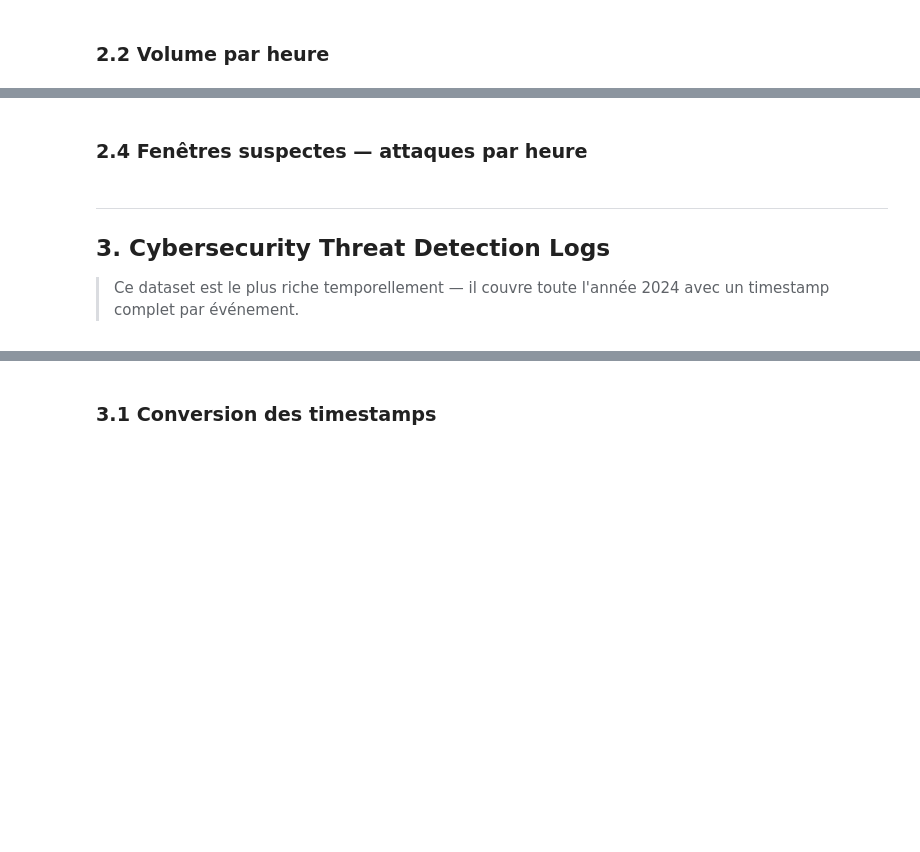
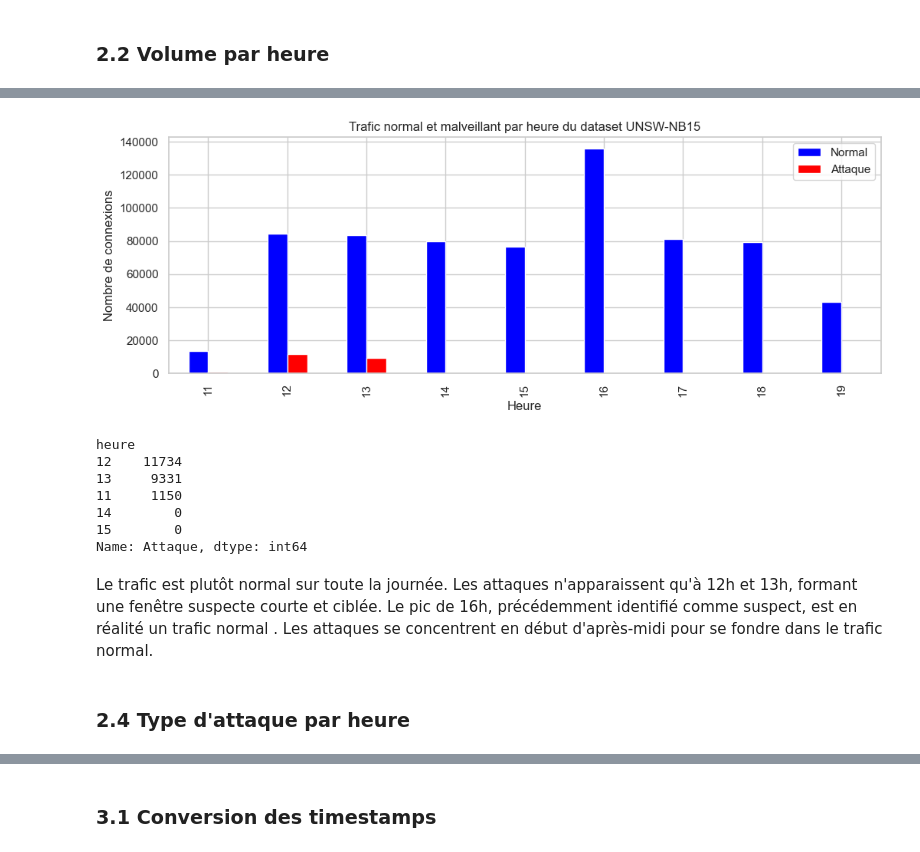
Before and after one commit to zinebzd/Stage, a Jupyter notebook: Semaine 2/EDA_part3.ipynb, the cells around one changed output, grey strips where cells are left out. Saved outputs shown, nothing was run; the diff lists cells and outputs as text; code cells hidden in the pictures; blank space fills up the shorter version.

```diff
--- a/Semaine 2/EDA_part3.ipynb
+++ b/Semaine 2/EDA_part3.ipynb
@@ -143,2 +167,25 @@ plt.show()
+# %%
+attaques_heure = df_unsw.groupby(['heure', 'Label']).size().unstack(fill_value=0)
+attaques_heure.columns = ['Normal', 'Attaque']
+attaques_heure.plot(kind='bar', color=['blue', 'red'])
+plt.title('Trafic normal et malveillant par heure du dataset UNSW-NB15')
+plt.xlabel('Heure')
+plt.ylabel('Nombre de connexions')
+plt.show()
+
+# Les 5 heures les plus attaquées
+print(attaques_heure['Attaque'].sort_values(ascending=False).head())
+# %% [output]
+[figure, added]
+heure
+12    11734
+13     9331
+11     1150
+14        0
+15        0
+Name: Attaque, dtype: int64
+# %% [markdown]
+Le trafic est plutôt normal sur toute la journée. Les attaques n'apparaissent qu'à 12h et 13h, formant une fenêtre suspecte courte et ciblée.
+Le pic de 16h, précédemment identifié comme suspect, est en réalité un trafic normal . Les attaques se concentrent en début d'après-midi pour se fondre dans le trafic normal.
 # %% [markdown]
-### 2.4 Fenêtres suspectes — attaques par heure
+### 2.4 Type d'attaque par heure
@@ -162,5 +191,0 @@ print(attaques_heure['Attaque'].sort_values(ascending=False).head())
-# %% [markdown]
----
-## 3. Cybersecurity Threat Detection Logs
-
-> Ce dataset est le plus riche temporellement — il couvre toute l'année 2024 avec un timestamp complet par événement.
```
Also changed, not shown: parts of 61 cells of this notebook, 1 other file.
